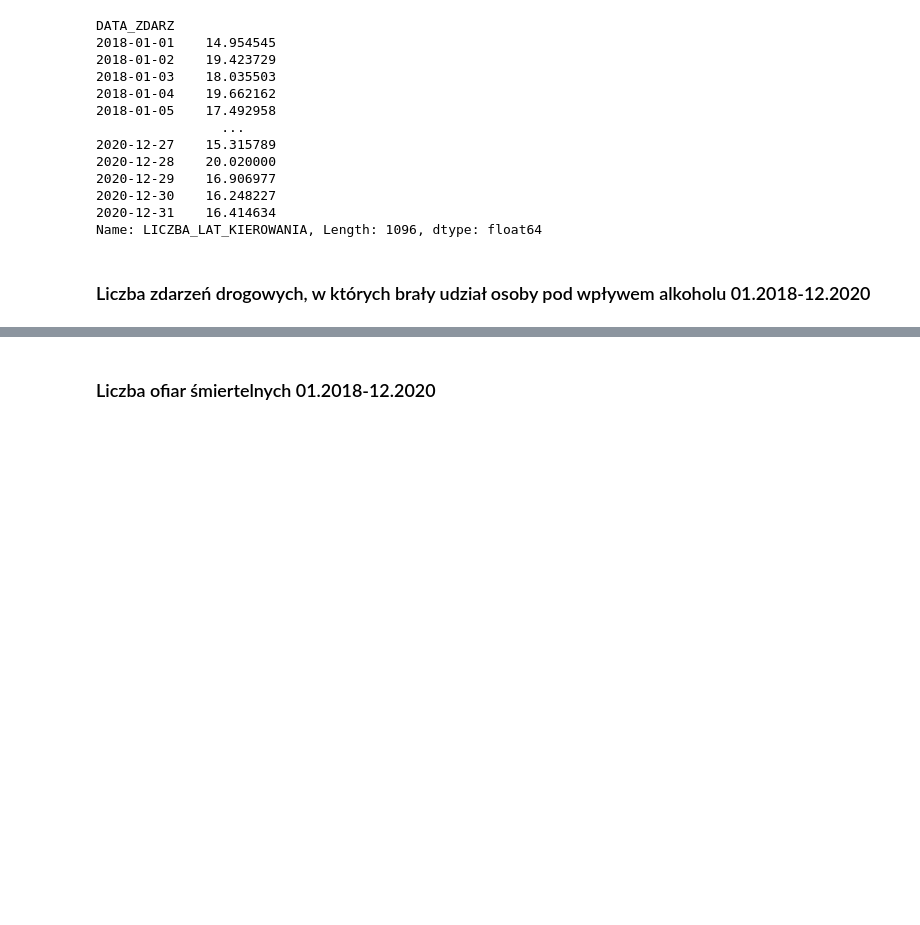
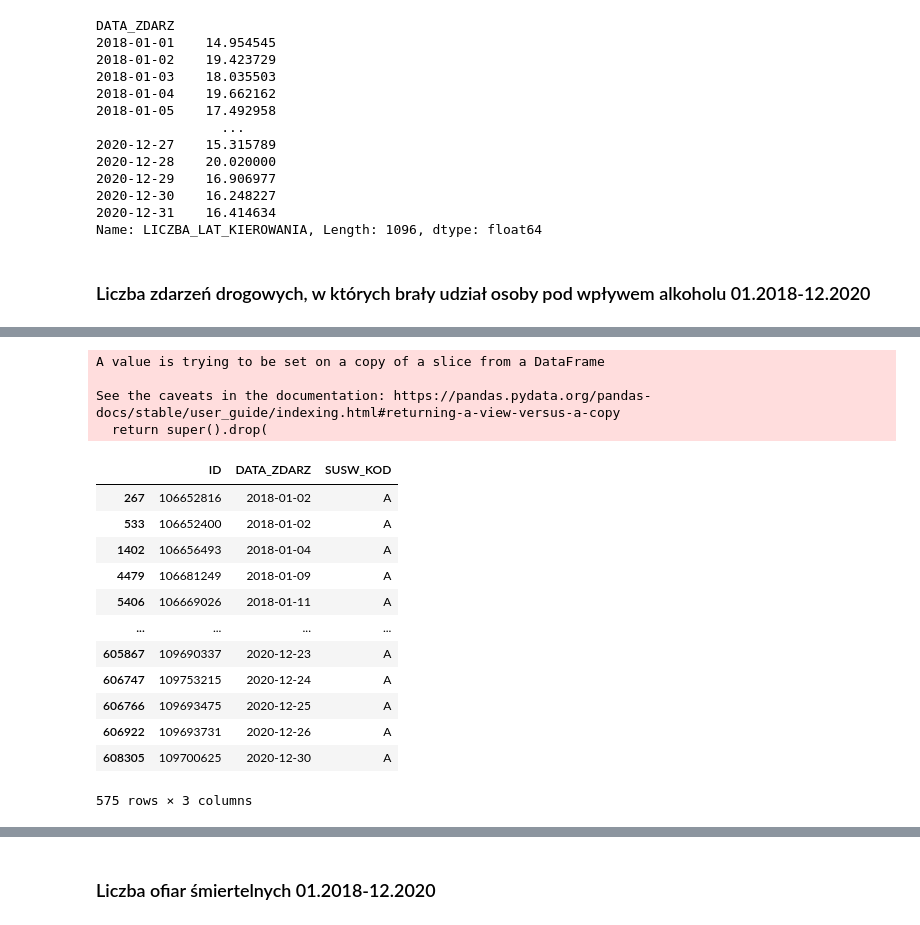
Before and after one commit to ajedrych/bachelor-thesis, a Jupyter notebook: WypadkiDrogowe/plikiCSV/wypadki_warszawa_analiza.ipynb, the cells around one changed output, grey strips where cells are left out. Cells and saved outputs as stored; diff of their text form; code cells hidden in the pictures; blank space fills up the shorter version.

```diff
--- a/WypadkiDrogowe/plikiCSV/wypadki_warszawa_analiza.ipynb
+++ b/WypadkiDrogowe/plikiCSV/wypadki_warszawa_analiza.ipynb
@@ -329,0 +344,21 @@ alcohol_wypadki2018_20
+# %%
+alcohol_wypadki2018_20.drop(alcohol_wypadki2018_20.loc[alcohol_wypadki2018_20['SUSW_KOD']!='A'].index, inplace=True)
+alcohol_wypadki2018_20
+# %% [output]
+A value is trying to be set on a copy of a slice from a DataFrame
+
+See the caveats in the documentation: https://pandas.pydata.org/pandas-docs/stable/user_guide/indexing.html#returning-a-view-versus-a-copy
+  return super().drop(
+|  | ID | DATA_ZDARZ | SUSW_KOD |
+| 267 | 106652816 | 2018-01-02 | A |
+| 533 | 106652400 | 2018-01-02 | A |
+| 1402 | 106656493 | 2018-01-04 | A |
+| 4479 | 106681249 | 2018-01-09 | A |
+| 5406 | 106669026 | 2018-01-11 | A |
+| ... | ... | ... | ... |
+| 605867 | 109690337 | 2020-12-23 | A |
+| 606747 | 109753215 | 2020-12-24 | A |
+| 606766 | 109693475 | 2020-12-25 | A |
+| 606922 | 109693731 | 2020-12-26 | A |
+| 608305 | 109700625 | 2020-12-30 | A |
+575 rows × 3 columns
```
Also changed, not shown: parts of 4 cells of this notebook.
